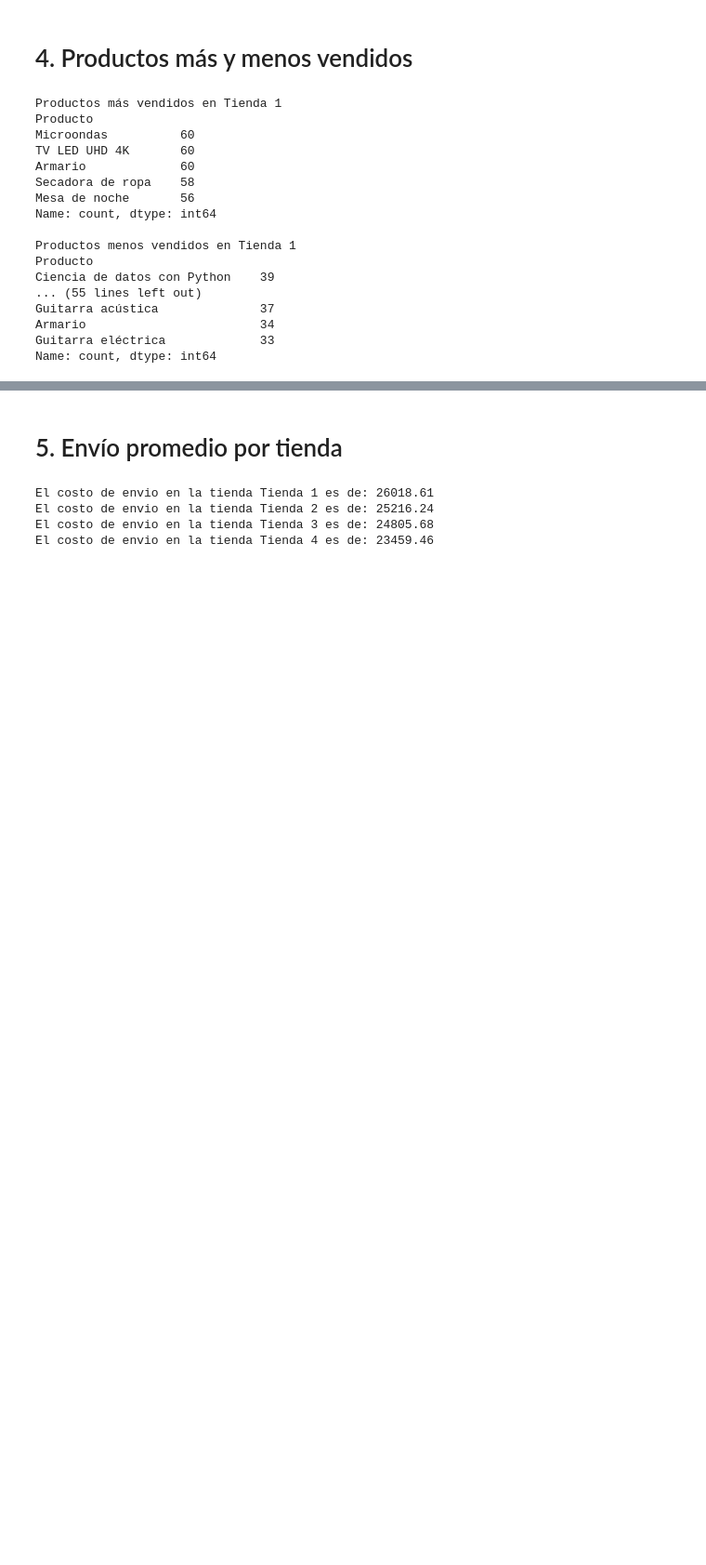
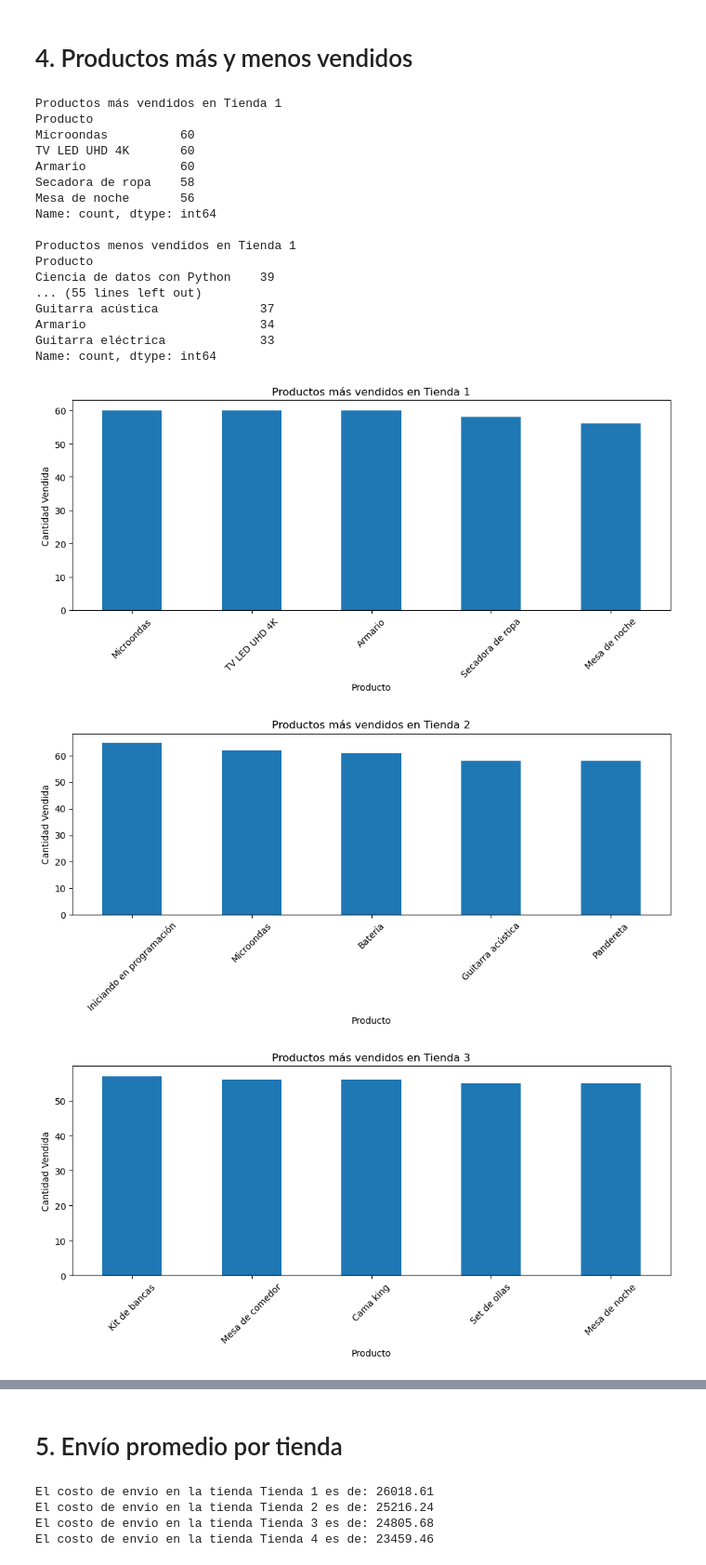
Before and after one commit to LuisEnriquePH/AluraStore, a Jupyter notebook: AluraStoreLatam.ipynb, the cells around one changed output, grey strips where cells are left out. Shown at 93% size. Cells and saved outputs as stored; diff of their text form; code cells hidden in the pictures; blank space fills up the shorter version.

```diff
--- a/AluraStoreLatam.ipynb
+++ b/AluraStoreLatam.ipynb
@@ -160,3 +204,20 @@ Guitarra acústica              37
 Armario                        34
 Guitarra eléctrica             33
 Name: count, dtype: int64
+# %%
+
+#Grafico de productos más vendidos en cada tienda
+for nombre, tienda_df in zip(nombres_tiendas, lista_tiendas):
+    productos_max = tienda_df['Producto'].value_counts().head(5)
+    plt.figure(figsize=(10, 5))
+    productos_max.plot(kind='bar')
+    plt.title(f'Productos más vendidos en {nombre}')
+    plt.xlabel('Producto')
+    plt.ylabel('Cantidad Vendida')
+    plt.xticks(rotation=45)
+    plt.tight_layout()
+    plt.show()
+# %% [output]
+[figure, added]
+[figure, added]
+[figure, added]
```
Also changed, not shown: parts of 16 cells of this notebook, 1 other file.
